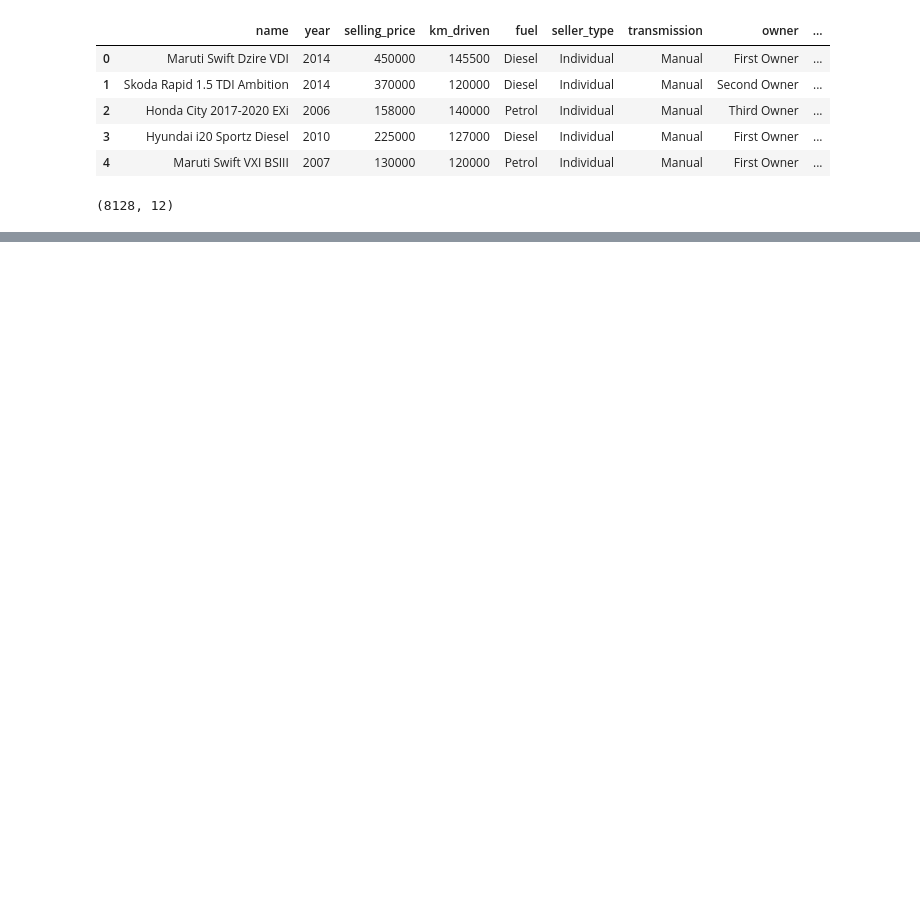
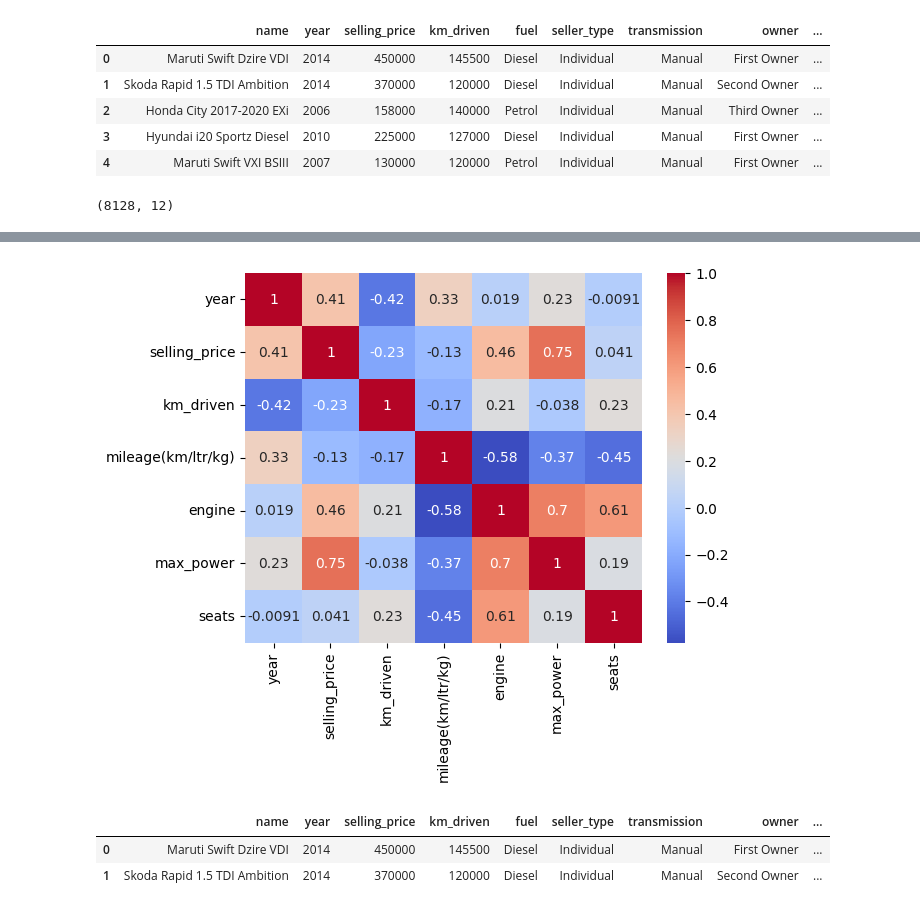
Before and after one commit to asif851/WeatherAus_Prediction, a Jupyter notebook: car.ipynb, the cells around one changed output, grey strips where cells are left out. Saved outputs shown, nothing was run; the diff lists cells and outputs as text; code cells hidden in the pictures; blank space fills up the shorter version.

```diff
--- a/car.ipynb
+++ b/car.ipynb
@@ -21,0 +64,6 @@ df.shape
+# %%
+# Extract numeric values from max_power
+df['max_power'] = df['max_power'].str.extract('(\d+\.?\d*)')
+
+# Convert to float
+df['max_power'] = df['max_power'].astype(float)
@@ -21,0 +104,12 @@ df.shape
+# %%
+# Correlation heatmap
+sns.heatmap(df.corr(numeric_only=True), annot=True, cmap='coolwarm')
+plt.show()
+# %% [output]
+[figure, added]
+# %%
+df.head(2)
+# %% [output]
+|  | name | year | selling_price | km_driven | fuel | seller_type | transmission | owner | ... |
+| 0 | Maruti Swift Dzire VDI | 2014 | 450000 | 145500 | Diesel | Individual | Manual | First Owner | ... |
+| 1 | Skoda Rapid 1.5 TDI Ambition | 2014 | 370000 | 120000 | Diesel | Individual | Manual | Second Owner | ... |
```
Also changed, not shown: parts of 23 cells of this notebook.
